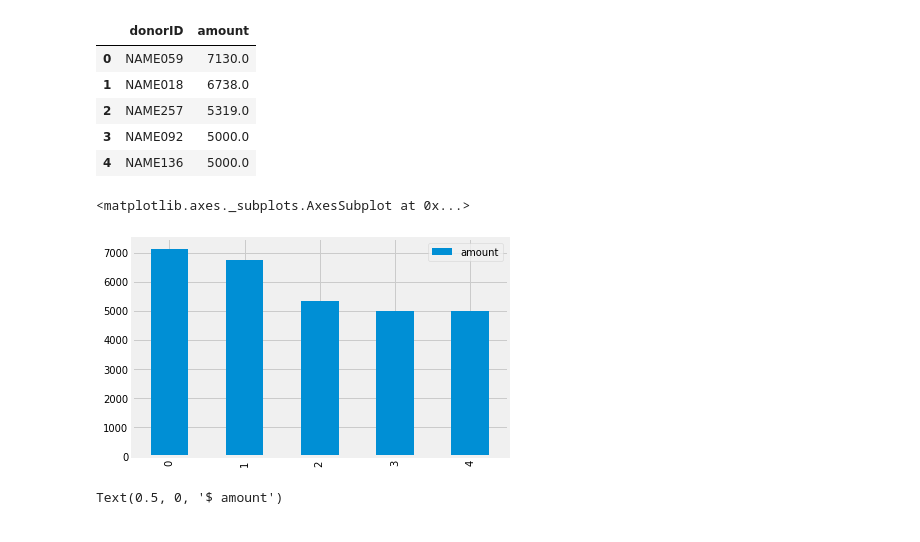
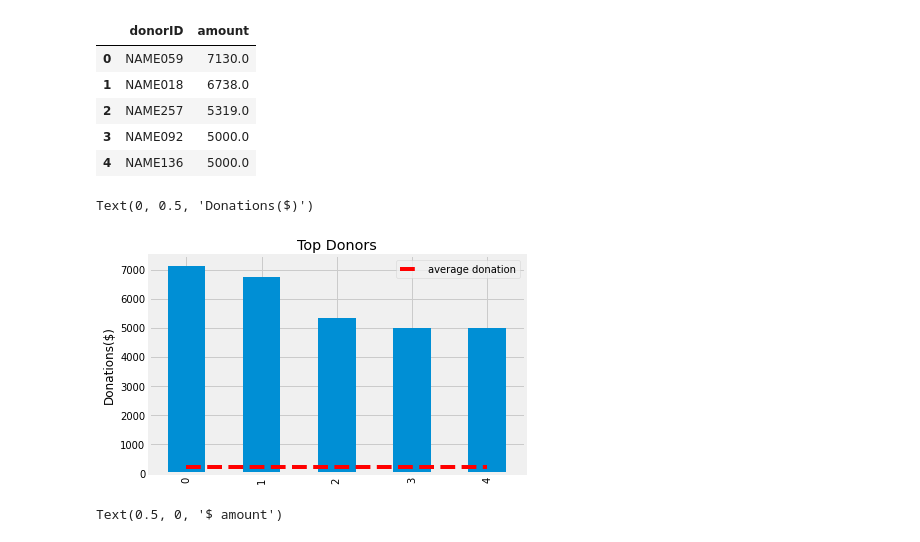
Before and after one commit to wcrowley342/Donordata, a Jupyter notebook: Donation_Data_Analysis.ipynb, the cells around one changed output. Saved outputs shown, nothing was run; the diff lists cells and outputs as text; code cells hidden in the pictures.

```diff
--- a/Donation_Data_Analysis.ipynb
+++ b/Donation_Data_Analysis.ipynb
@@ -330,11 +330,15 @@ final_graph
 | 2 | NAME257 | 5319.0 |
 | 3 | NAME092 | 5000.0 |
 | 4 | NAME136 | 5000.0 |
-# %%
-final_graph.plot(kind='bar')
-# %% [output]
-<matplotlib.axes._subplots.AxesSubplot at 0x...>
-[figure, removed]
+# %%
+final_graph.plot(kind='bar')
+plt.hlines(217, xmin=0, xmax=4, linestyles='dashed', color = 'red')
+plt.title("Top Donors")
+plt.legend(['average donation'], loc=1)
+plt.ylabel("Donations($)")
+# %% [output]
+Text(0, 0.5, 'Donations($)')
+[figure, added]
 # %%
 donations.amount.plot.hist(bins=6)
 plt.title("Histogram of donation amounts")
```
